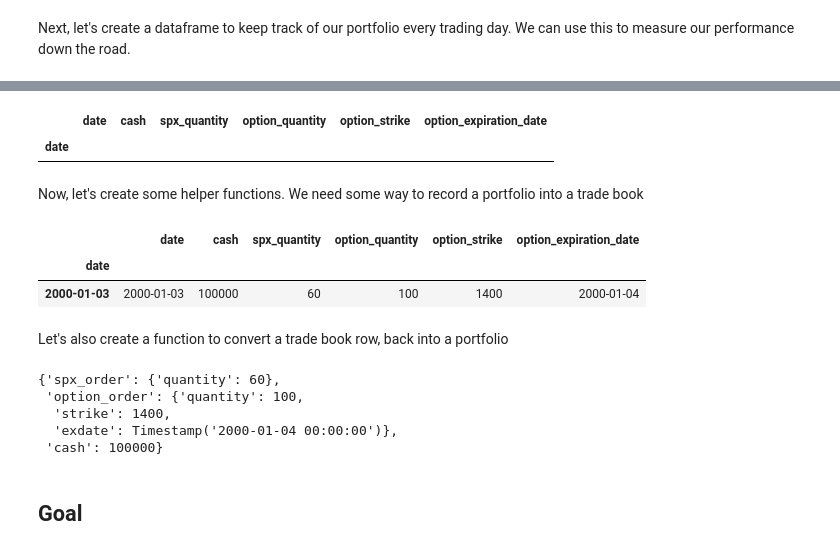
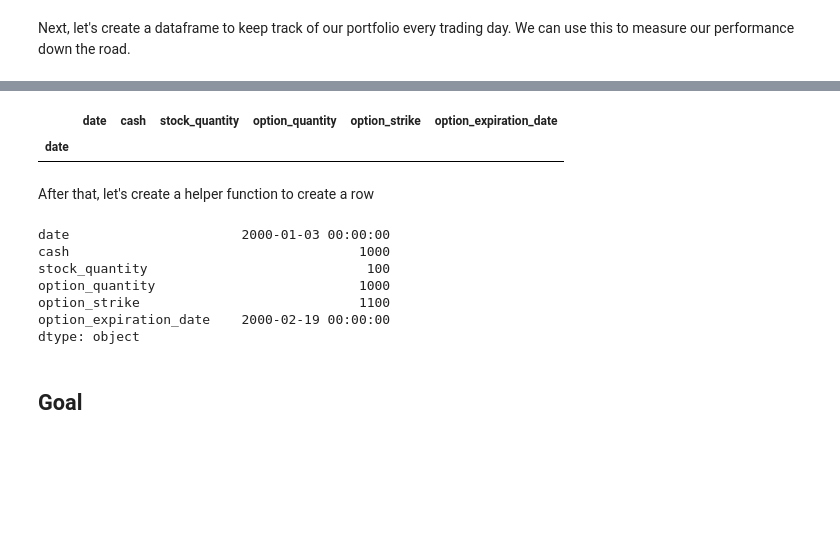
Before and after one commit to stopachka/gamma, a Jupyter notebook: puts_strategy.ipynb, the cells around one changed output, grey strips where cells are left out. Cells and saved outputs as stored; diff of their text form; code cells hidden in the pictures; blank space fills up the shorter version.

```diff
--- a/puts_strategy.ipynb
+++ b/puts_strategy.ipynb
@@ -305,8 +135,0 @@ def build_trade_book():
-# %%
-EXAMPLE_TRADE_BOOK = build_trade_book()
-EXAMPLE_TRADE_BOOK
-# %% [output]
-|  | date | cash | spx_quantity | option_quantity | option_strike | option_expiration_date |
-| date |  |  |  |  |  |  |
-# %% [markdown]
-Now, let's create some helper functions. We need some way to record a portfolio into a trade book
@@ -325,13 +136,30 @@ def set_portfolio_for_date(trade_book, date, portfolio):
-# %%
-set_portfolio_for_date(
-    trade_book=EXAMPLE_TRADE_BOOK,
-    date=datetime(2000, 1, 3),
-    portfolio=EXAMPLE_PORTFOLIO
-)
-EXAMPLE_TRADE_BOOK
-# %% [output]
-|  | date | cash | spx_quantity | option_quantity | option_strike | option_expiration_date |
-| date |  |  |  |  |  |  |
-| 2000-01-03 | 2000-01-03 | 100000 | 60 | 100 | 1400 | 2000-01-04 |
+# %%
+PORTFOLIO_DATE = 'date'
+PORTFOLIO_CASH = 'cash'
+PORTFOLIO_STOCK_QUANTITY = 'stock_quantity'
+PORTFOLIO_OPTION_QUANTITY = 'option_quantity'
+PORTFOLIO_OPTION_STRIKE = 'option_strike'
+PORTFOLIO_OPTION_EXPIRATION = 'option_expiration_date'
+
+def build_portfolio_log():
+  portfolio_log = pd.DataFrame(
+    columns=[
+        PORTFOLIO_DATE,
+        PORTFOLIO_CASH,
+        PORTFOLIO_STOCK_QUANTITY,
+        PORTFOLIO_OPTION_QUANTITY,
+        PORTFOLIO_OPTION_STRIKE,
+        PORTFOLIO_OPTION_EXPIRATION
+    ]
+  )
+  portfolio_log.index = portfolio_log[PORTFOLIO_DATE]
+
+  return portfolio_log
+# %%
+ex_portfolio_log = build_portfolio_log()
+ex_portfolio_log
+# %% [output]
+|  | date | cash | stock_quantity | option_quantity | option_strike | option_expiration_date |
+| date |  |  |  |  |  |  |
 # %% [markdown]
-Let's also create a function to convert a trade book row, back into a portfolio
+After that, let's create a helper function to create a row
@@ -351,8 +165,0 @@ def trade_book_row_to_portfolio(trade_book_row):
-# %%
-trade_book_row_to_portfolio(EXAMPLE_TRADE_BOOK.iloc[0])
-# %% [output]
-{'spx_order': {'quantity': 60},
- 'option_order': {'quantity': 100,
-  'strike': 1400,
-  'exdate': Timestamp('2000-01-04 00:00:00')},
- 'cash': 100000}
@@ -359,3 +182,21 @@ trade_book_row_to_portfolio(EXAMPLE_TRADE_BOOK.iloc[0])
+# %%
+ex_portfolio_row = build_portfolio_row(
+  date=datetime(2000, 1, 3),
+  cash=1000,
+  stock_quantity=100,
+  option_quantity=1000,
+  option_strike=1100,
+  option_expiration=datetime(2000, 2, 19))
+
+ex_portfolio_row
+# %% [output]
+date                      2000-01-03 00:00:00
+cash                                     1000
+stock_quantity                            100
+option_quantity                          1000
+option_strike                            1100
+option_expiration_date    2000-02-19 00:00:00
+dtype: object
 # %% [markdown]
 ## Goal
 # %% [markdown]
```
Also changed, not shown: parts of 42 cells of this notebook.
